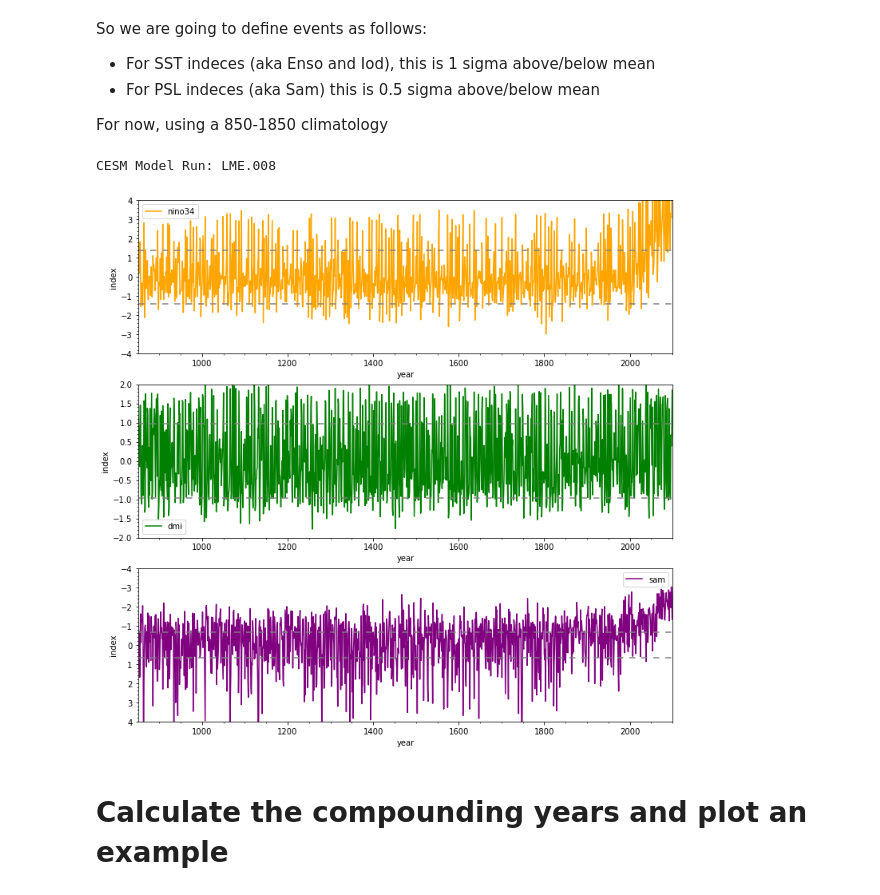
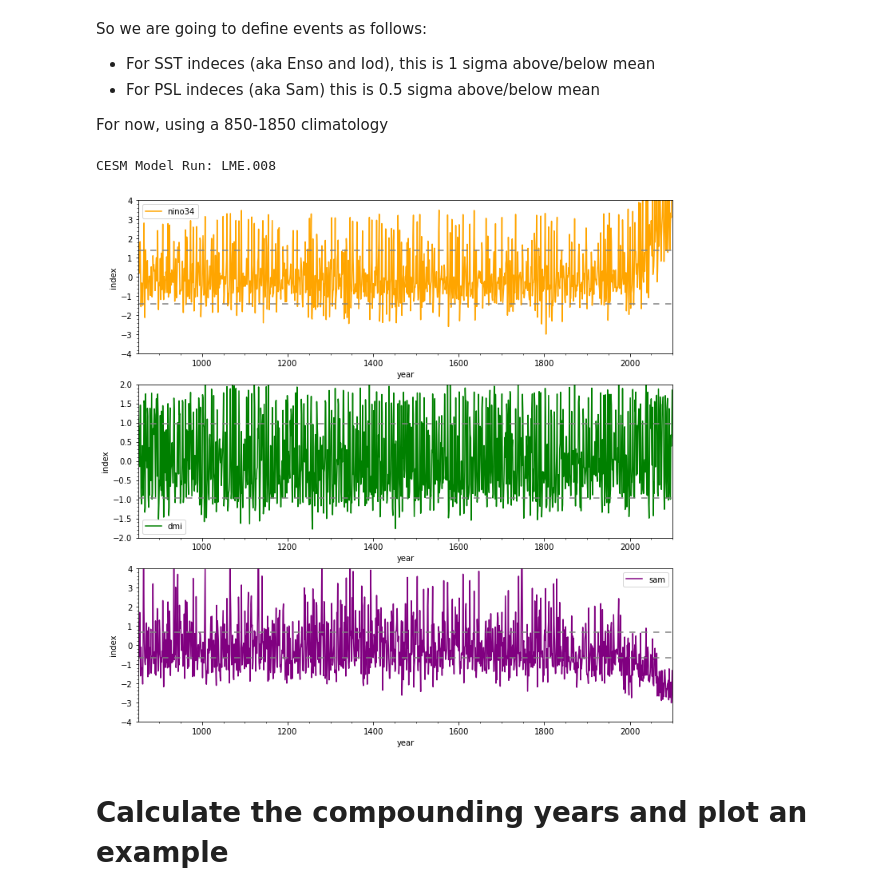
Before and after one commit to anton-seaice/compound, a Jupyter notebook: cesmTradIndecesCompounds.ipynb, the cells around one changed output. Cells and saved outputs as stored; diff of their text form; code cells hidden in the pictures.

```diff
--- a/cesmTradIndecesCompounds.ipynb
+++ b/cesmTradIndecesCompounds.ipynb
@@ -56,40 +56,40 @@ criteriaDa = xarray.concat(
 
 indexToPlot = ['nino34', 'dmi', 'sam']
 colors = ['orange', 'green', 'purple']
-lims = [(-4,4), [-2,2], [4,-4]]
+lims = [(-4,4), [-2,2], [-4,4]]
 
 print('CESM Model Run: ' + expToPlot)
 
 # first define somewhere to plot
 fig = plt.figure(figsize=(12,12))
 
 for i in range(3):
 
     fig.add_subplot(3,1,i+1)
 
     plotData=indecesDa.sel(experiment=expToPlot, index=indexToPlot[i])
     eventCrit=criteriaDa.sel(experiment=expToPlot, index=indexToPlot[i]).values
 
     #colors = numpy.where(plotData.values>eventCrit,'red','orange')
 
     # plot the actual data
     plt.plot(plotData.year, plotData.values, label=indexToPlot[i], color=colors[i])
     #plt.vlines(x=plotData.year, ymin=0, ymax=plotData.values, label=indexToPlot[i], color=colors[i],)
 
     # draw some horizontal lines for criteria
     plt.axhline(y=eventCrit, dashes=(5,5), color='grey')
     plt.axhline(y=-eventCrit, dashes=(5,5), color='grey')
 
     #Tidy up a bit
     plt.xlabel('year')
     plt.ylabel('index')
     plt.xlim(850,2100)
     plt.ylim(lims[i])
     plt.minorticks_on()
     plt.legend()
 # %% [output]
 CESM Model Run: LME.008
-[figure, old version]
+[figure, new version]
 # %% [markdown]
 # Calculate the compounding years and plot an example
 # %%
```
Also changed, not shown: parts of 6 cells of this notebook, 10 other files.
